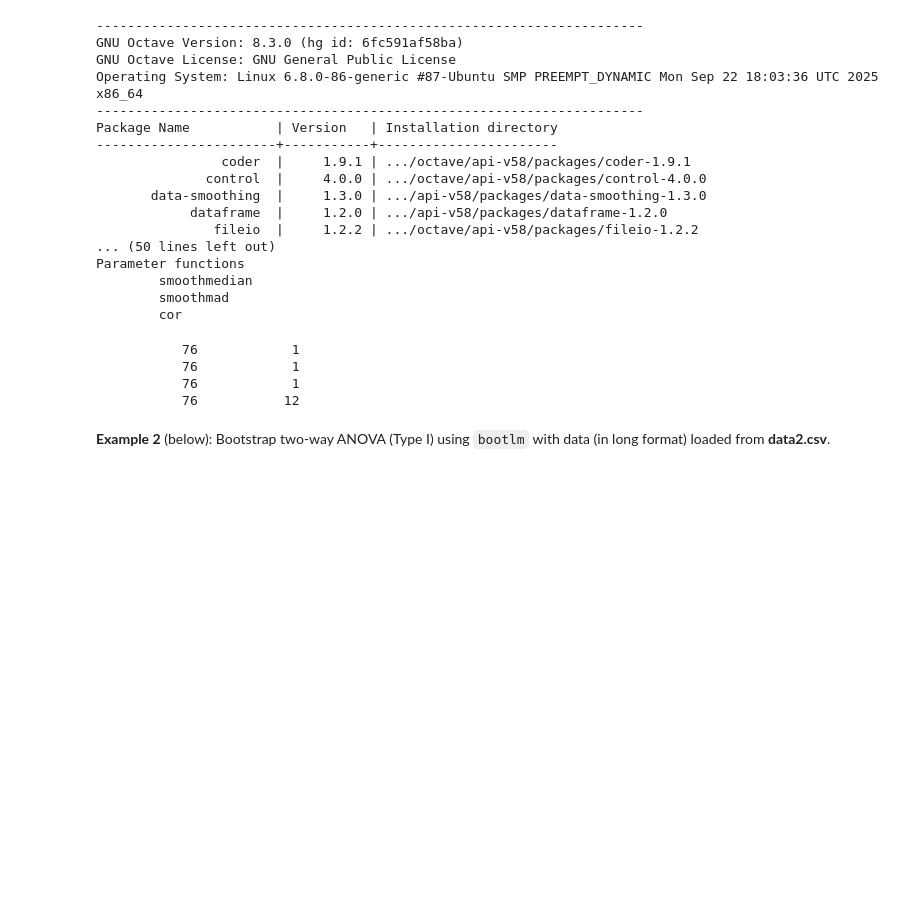
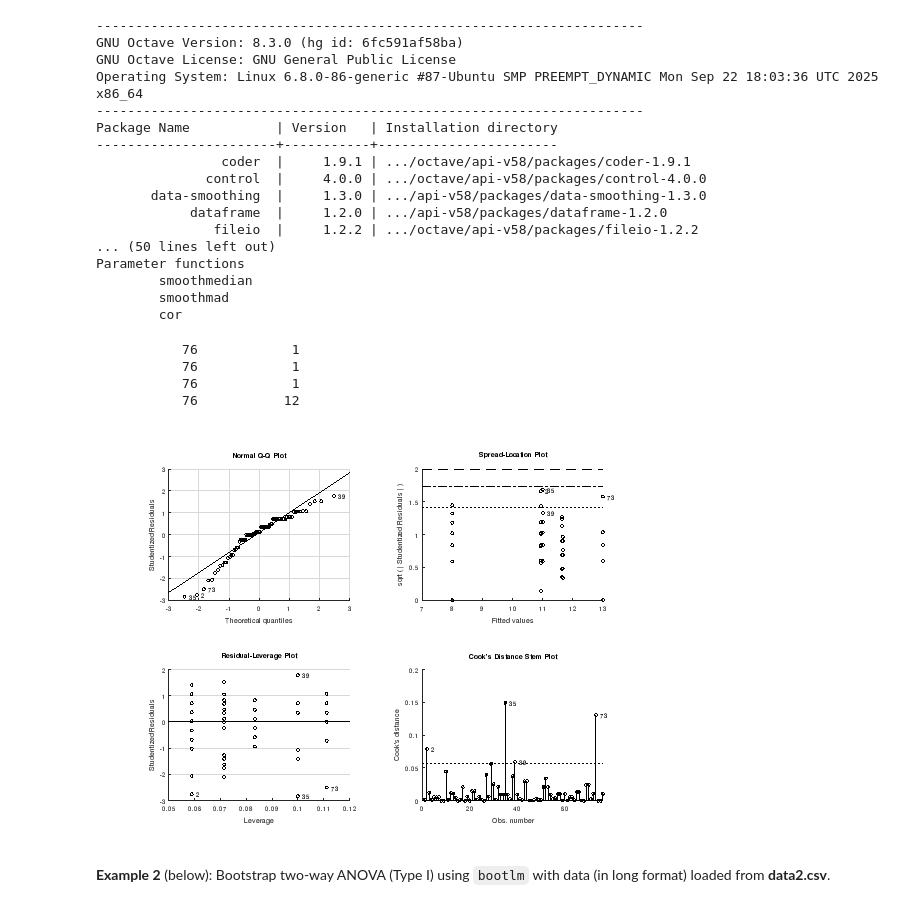
Before and after one commit to acpennlab/ApoE_project, a Jupyter notebook: notebooks/NC-properties-multivariate.ipynb, the cells around one changed output. Drawn from its saved outputs; the diff is of its cells as text; code cells hidden in the pictures; blank space fills up the shorter version.

Commit message:
OLS graphs

```diff
--- a/notebooks/NC-properties-multivariate.ipynb
+++ b/notebooks/NC-properties-multivariate.ipynb
@@ -73,3 +71,13 @@ disp(size(outcomes))
+# %%
+# making a loop so that the model is fitted through all 12 columns
+for i = 1: size(outcomes, 2)
+# model
+    MAT_T = bootlm(outcomes(:,i), {genotype, condition}, 'model', 'full', 'display', 'on', ...
+                   'contrast', 'treatment', 'nboot', 0);
+    print(sprintf('../output/NCprac/outcome%d.png', i), '-dpng', '-r300')
+end
+# %% [output]
+[figure, added]
 # %% [markdown]
 **Example 2** (below): Bootstrap two-way ANOVA (Type I) using `bootlm` with data (in long format) loaded from **data2.csv**.
 # %%
```
Also changed, not shown: parts of 1 cell of this notebook, 12 other files.
